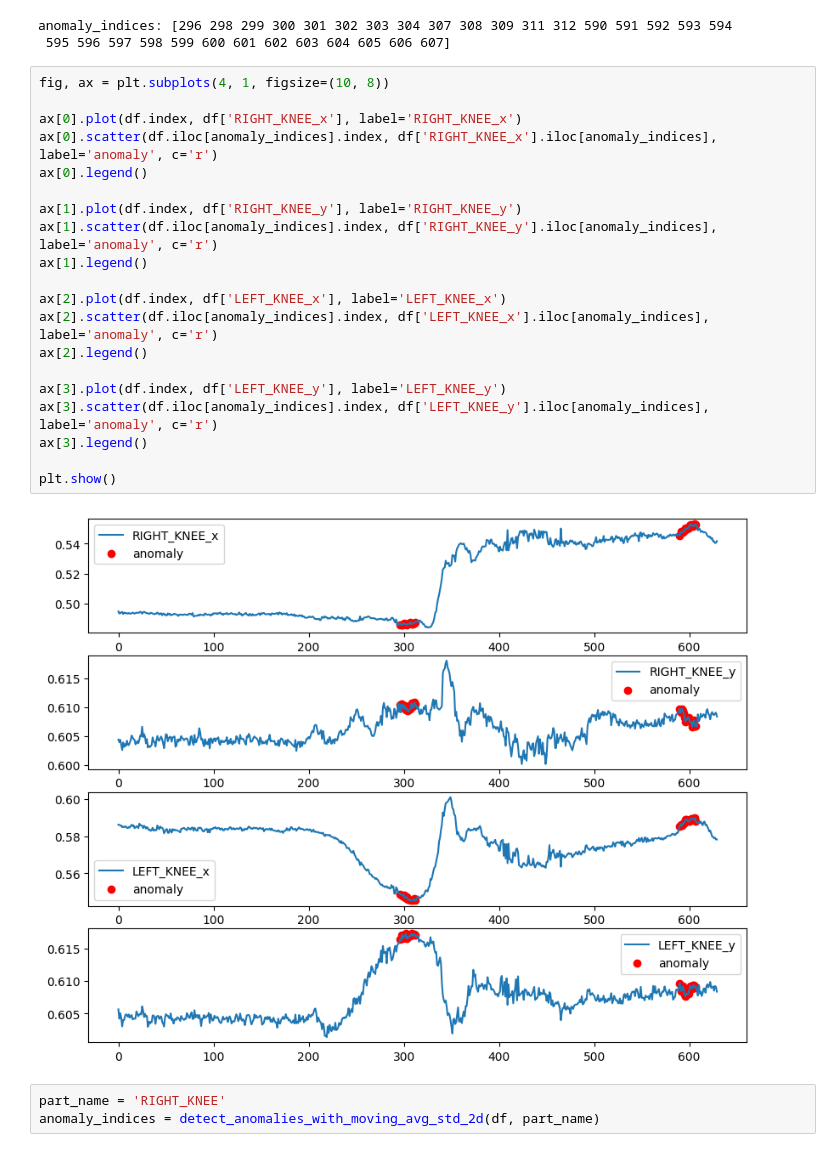
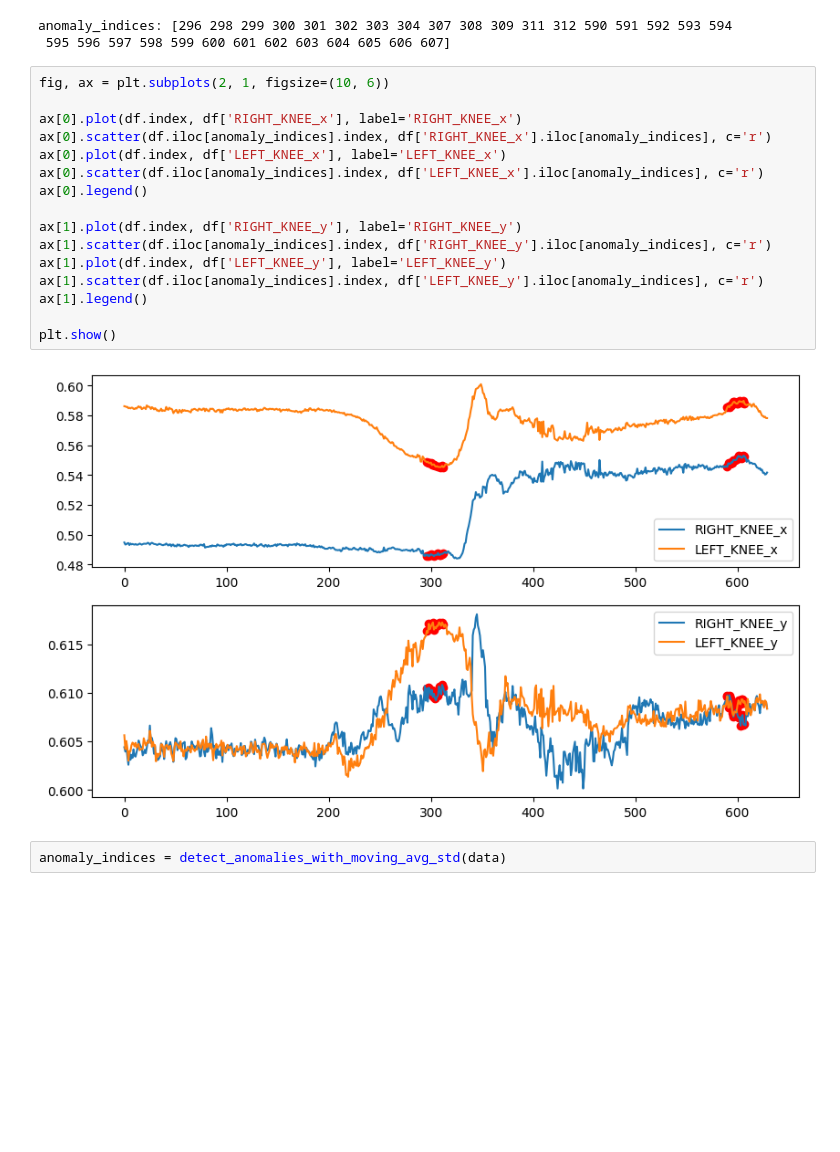
Before and after one commit to shuzo57/3d_reconstruction, a Jupyter notebook: dev/AnomaryDetector.ipynb, the cells around one changed output. Saved outputs shown, nothing was run; the diff lists cells and outputs as text; blank space fills up the shorter version.

```diff
--- a/dev/AnomaryDetector.ipynb
+++ b/dev/AnomaryDetector.ipynb
@@ -35,30 +35,25 @@ print(f'anomaly_indices: {anomaly_indices}')
 anomaly_indices: [296 298 299 300 301 302 303 304 307 308 309 311 312 590 591 592 593 594
  595 596 597 598 599 600 601 602 603 604 605 606 607]
 # %%
-fig, ax = plt.subplots(4, 1, figsize=(10, 8))
+fig, ax = plt.subplots(2, 1, figsize=(10, 6))
 
 ax[0].plot(df.index, df['RIGHT_KNEE_x'], label='RIGHT_KNEE_x')
-ax[0].scatter(df.iloc[anomaly_indices].index, df['RIGHT_KNEE_x'].iloc[anomaly_indices], label='anomaly', c='r')
+ax[0].scatter(df.iloc[anomaly_indices].index, df['RIGHT_KNEE_x'].iloc[anomaly_indices], c='r')
+ax[0].plot(df.index, df['LEFT_KNEE_x'], label='LEFT_KNEE_x')
+ax[0].scatter(df.iloc[anomaly_indices].index, df['LEFT_KNEE_x'].iloc[anomaly_indices], c='r')
 ax[0].legend()
 
 ax[1].plot(df.index, df['RIGHT_KNEE_y'], label='RIGHT_KNEE_y')
-ax[1].scatter(df.iloc[anomaly_indices].index, df['RIGHT_KNEE_y'].iloc[anomaly_indices], label='anomaly', c='r')
+ax[1].scatter(df.iloc[anomaly_indices].index, df['RIGHT_KNEE_y'].iloc[anomaly_indices], c='r')
+ax[1].plot(df.index, df['LEFT_KNEE_y'], label='LEFT_KNEE_y')
+ax[1].scatter(df.iloc[anomaly_indices].index, df['LEFT_KNEE_y'].iloc[anomaly_indices], c='r')
 ax[1].legend()
 
-ax[2].plot(df.index, df['LEFT_KNEE_x'], label='LEFT_KNEE_x')
-ax[2].scatter(df.iloc[anomaly_indices].index, df['LEFT_KNEE_x'].iloc[anomaly_indices], label='anomaly', c='r')
-ax[2].legend()
-
-ax[3].plot(df.index, df['LEFT_KNEE_y'], label='LEFT_KNEE_y')
-ax[3].scatter(df.iloc[anomaly_indices].index, df['LEFT_KNEE_y'].iloc[anomaly_indices], label='anomaly', c='r')
-ax[3].legend()
-
 plt.show()
 # %% [output]
-[figure, old version]
+[figure, new version]
-# %%
-part_name = 'RIGHT_KNEE'
-anomaly_indices = detect_anomalies_with_moving_avg_std_2d(df, part_name)
+# %%
+anomaly_indices = detect_anomalies_with_moving_avg_std(data)
 # %%
 print(f'anomaly_indices: {anomaly_indices}')
 # %% [output]
```
Also changed, not shown: parts of 3 cells of this notebook, 1 other file.
